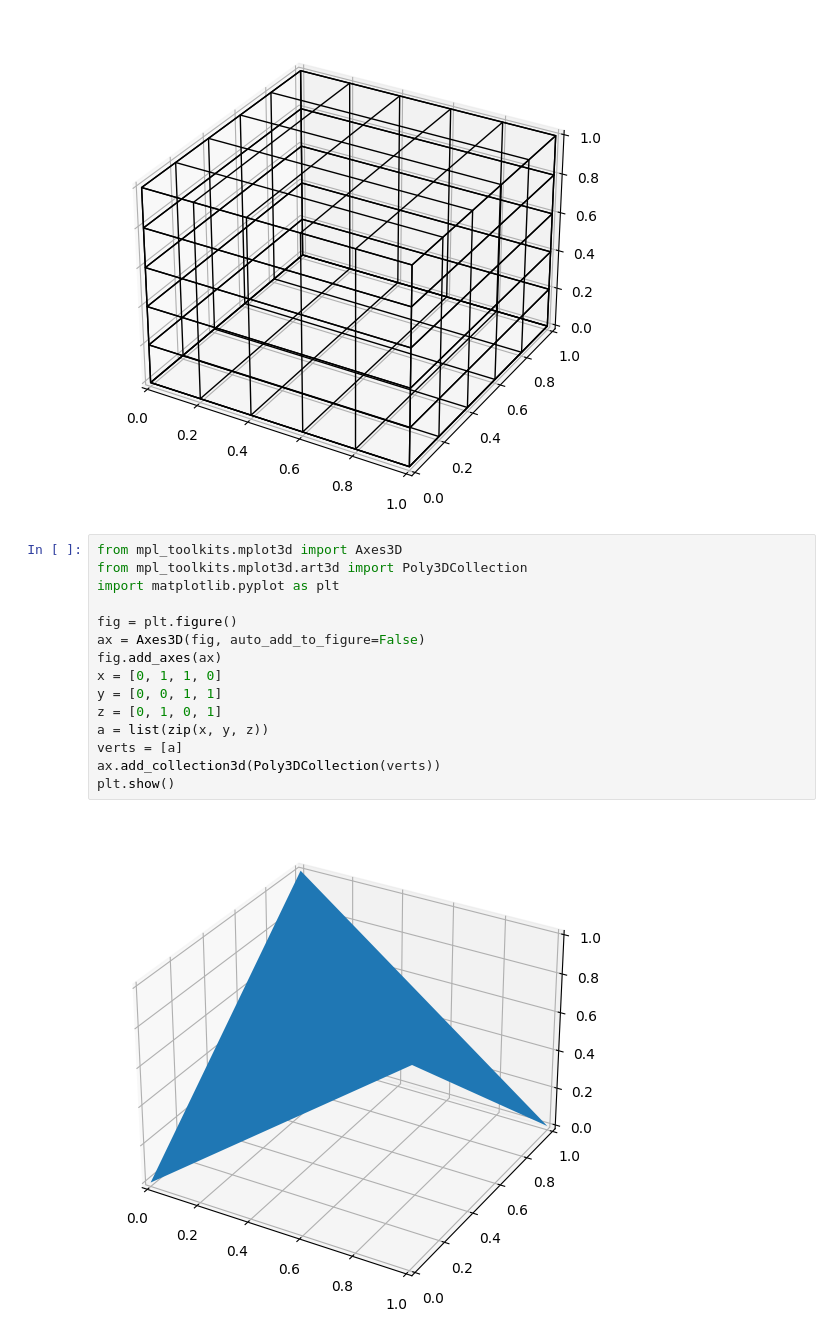
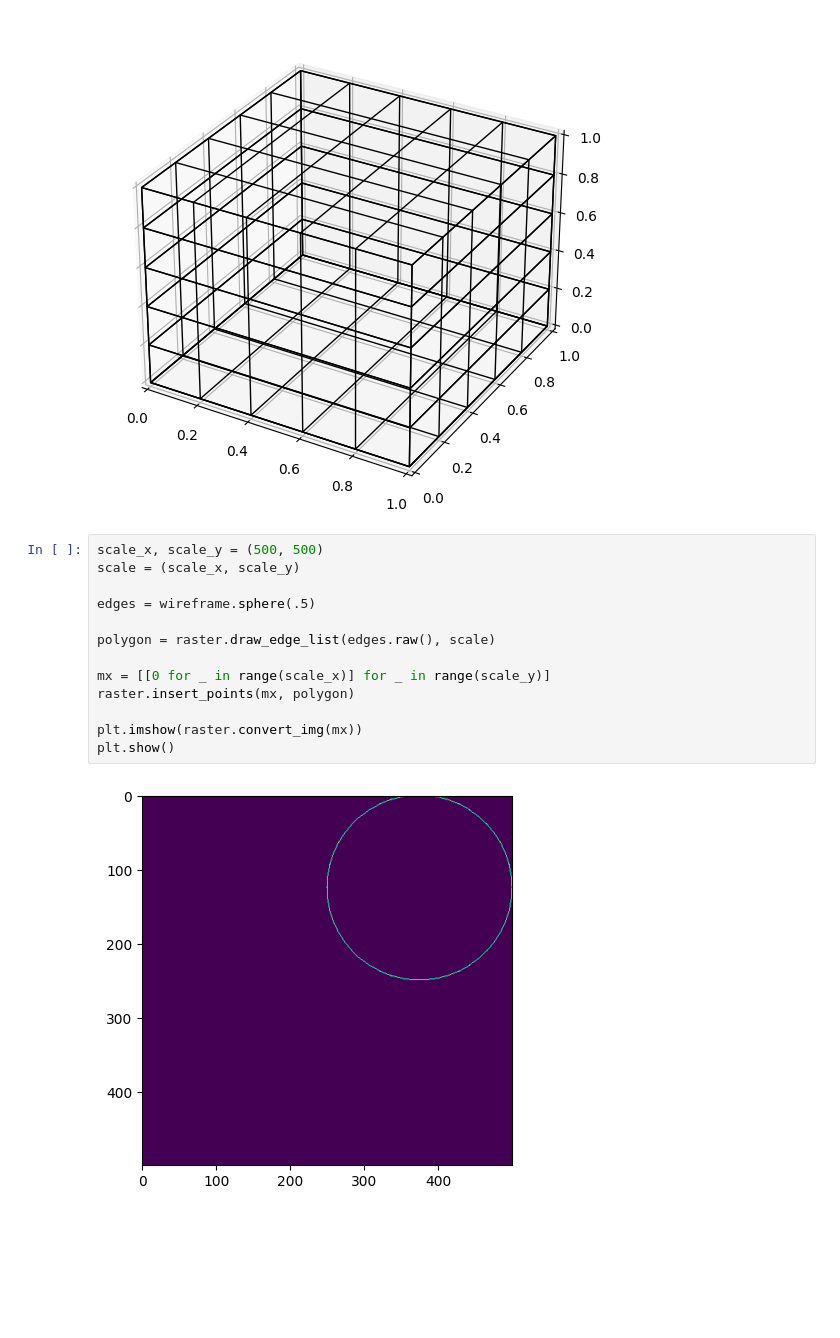
Before and after one commit to Beloin/PythonGraphicLibrary, a Jupyter notebook: wireframe_raster.ipynb, the cells around one changed output. Cells and saved outputs as stored; diff of their text form; blank space fills up the shorter version.

```diff
--- a/wireframe_raster.ipynb
+++ b/wireframe_raster.ipynb
@@ -44,20 +44,18 @@ ax.add_collection3d(Poly3DCollection(poly, linewidths=1, alpha=0, edgecolors="bl
 plt.show()
 # %% [output]
 [figure]
-# %%
-from mpl_toolkits.mplot3d import Axes3D
-from mpl_toolkits.mplot3d.art3d import Poly3DCollection
-import matplotlib.pyplot as plt
-
-fig = plt.figure()
-ax = Axes3D(fig, auto_add_to_figure=False)
-fig.add_axes(ax)
-x = [0, 1, 1, 0]
-y = [0, 0, 1, 1]
-z = [0, 1, 0, 1]
-a = list(zip(x, y, z))
-verts = [a]
-ax.add_collection3d(Poly3DCollection(verts))
-plt.show()
-# %% [output]
-[figure, removed]
+# %%
+scale_x, scale_y = (500, 500)
+scale = (scale_x, scale_y)
+
+edges = wireframe.sphere(.5)
+
+polygon = raster.draw_edge_list(edges.raw(), scale)
+
+mx = [[0 for _ in range(scale_x)] for _ in range(scale_y)]
+raster.insert_points(mx, polygon)
+
+plt.imshow(raster.convert_img(mx))
+plt.show()
+# %% [output]
+[figure, added]
```
Also changed, not shown: 1 other file.
